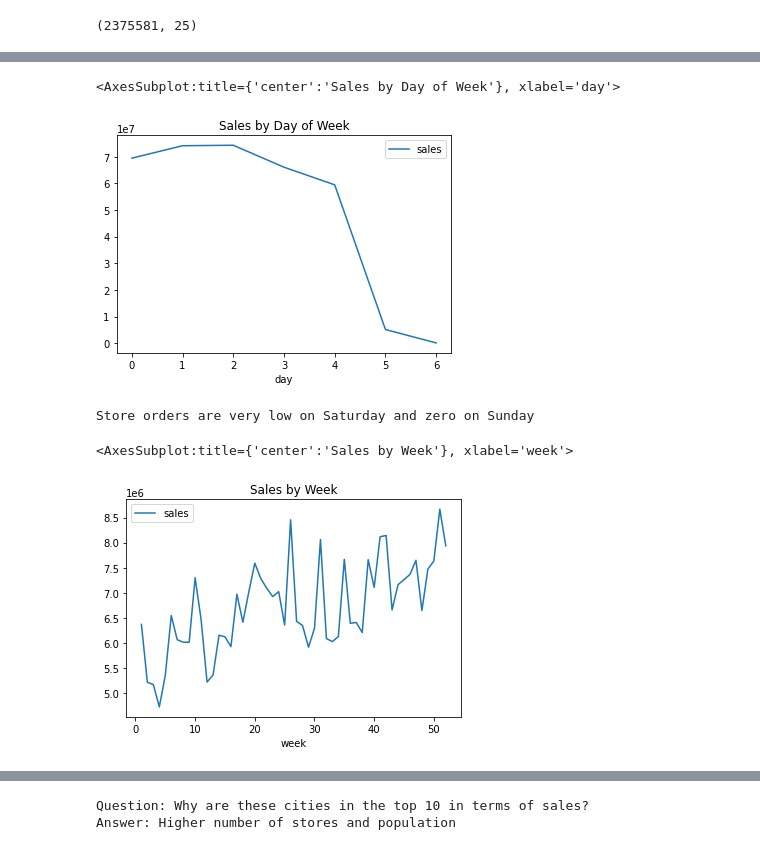
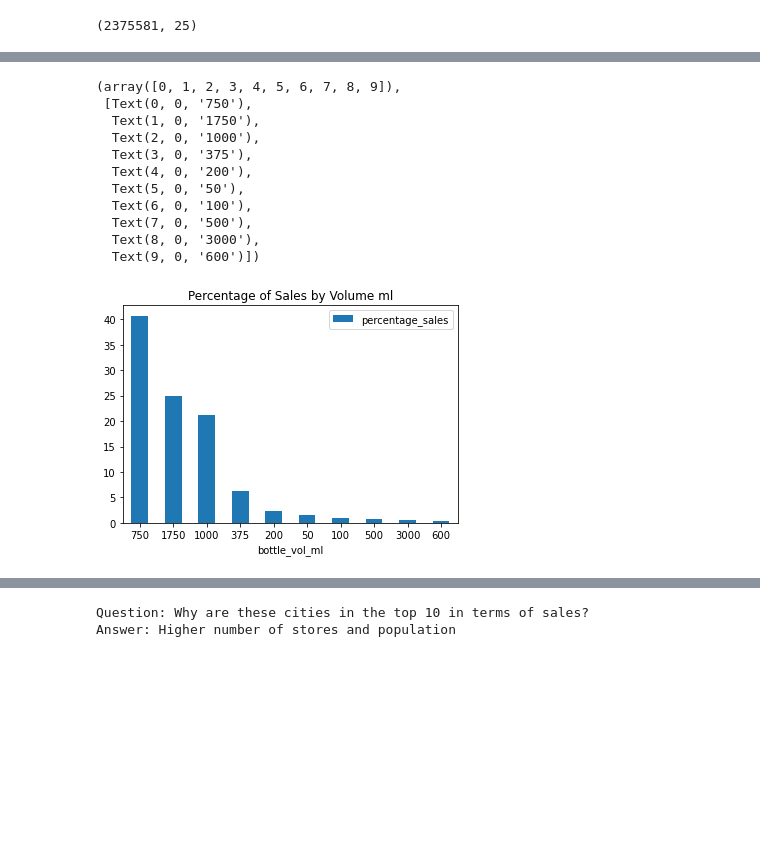
Before and after one commit to dyrk01/Kaggle_Projects, a Jupyter notebook: Iowa Alcohol Sales/code/analysis.ipynb, the cells around one changed output, grey strips where cells are left out. Saved outputs shown, nothing was run; the diff lists cells and outputs as text; code cells hidden in the pictures; blank space fills up the shorter version.

```diff
--- a/Iowa Alcohol Sales/code/analysis.ipynb
+++ b/Iowa Alcohol Sales/code/analysis.ipynb
@@ -24,33 +25,38 @@ df2.head()
 | 2 | 18940000006 | 04-23-19 | 17 | 4 | 5286 | Sauce | Iowa City | 52240 | 41.65926 | -91.5344 | ... |
 | 3 | 20214600005 | 06-25-19 | 26 | 6 | 5286 | Sauce | Iowa City | 52240 | 41.65926 | -91.5344 | ... |
 | 4 | 21680700022 | 09-04-19 | 36 | 9 | 5286 | Sauce | Iowa City | 52240 | 41.65926 | -91.5344 | ... |
+# %%
+#Percentage of Sales by Volume ml
+
+#Grouped dataset by bottle_vol ml and aggregate the sales with sum
+grouped_sales_vol=df2[['bottle_vol_ml','sales']].groupby(by='bottle_vol_ml').agg({'sales':'sum'})
+
+#Create a new column in the dataframe which is the percentage of sales of a bottle volume rounded to 1 decimal place
+grouped_sales_vol=grouped_sales_vol.assign(percentage_sales=(grouped_sales_vol['sales']/grouped_sales_vol['sales'].sum()) * 100).round(1)
+
+#Sort values by highest to lowest and filter the first 10 values only
+grouped_sales_plot=grouped_sales_vol.sort_values(by='sales',ascending=False).head(10)
+
+#Reset the index to get all the column names
+grouped_sales_plot=grouped_sales_plot.reset_index()
+
+#Plot the graph
+grouped_sales_plot.plot(kind='bar',x='bottle_vol_ml',y='percentage_sales',title='Percentage of Sales by Volume ml')
+
+#Make the x ticks label straight
+plt.xticks(rotation=0)
+# %% [output]
+(array([0, 1, 2, 3, 4, 5, 6, 7, 8, 9]),
+ [Text(0, 0, '750'),
+  Text(1, 0, '1750'),
+  Text(2, 0, '1000'),
+  Text(3, 0, '375'),
+  Text(4, 0, '200'),
+  Text(5, 0, '50'),
+  Text(6, 0, '100'),
+  Text(7, 0, '500'),
+  Text(8, 0, '3000'),
+  Text(9, 0, '600')])
+[figure, added]
 # %%
 # Descriptive analysis
-# %%
-#Sales by day
-
-#Change datatype of date from object to datetime64
-df2['date']=df2['date'].astype('datetime64')
-
-#Get day of the week
-df2['day']=df2['date'].dt.dayofweek
-
-#Plot the line graph in pandas
-#0 is Monday #6 is Sunday
-sales_day=df2.groupby(by='day').aggregate({'sales':'sum'})
-sales_day.plot(kind='line',title='Sales by Day of Week')
-# %% [output]
-<AxesSubplot:title={'center':'Sales by Day of Week'}, xlabel='day'>
-[figure, removed]
-# %%
-print('Store orders are very low on Saturday and zero on Sunday')
-# %% [output]
-Store orders are very low on Saturday and zero on Sunday
-# %%
-#Sales by week
-#Pandas method
-volume_week=df2.groupby(by=['week']).aggregate({'sales':'sum'}).sort_values(by='week',ascending=False)
-volume_week.plot(kind='line',title= 'Sales by Week')
-# %% [output]
-<AxesSubplot:title={'center':'Sales by Week'}, xlabel='week'>
-[figure, removed]
```
Also changed, not shown: parts of 25 cells of this notebook.
